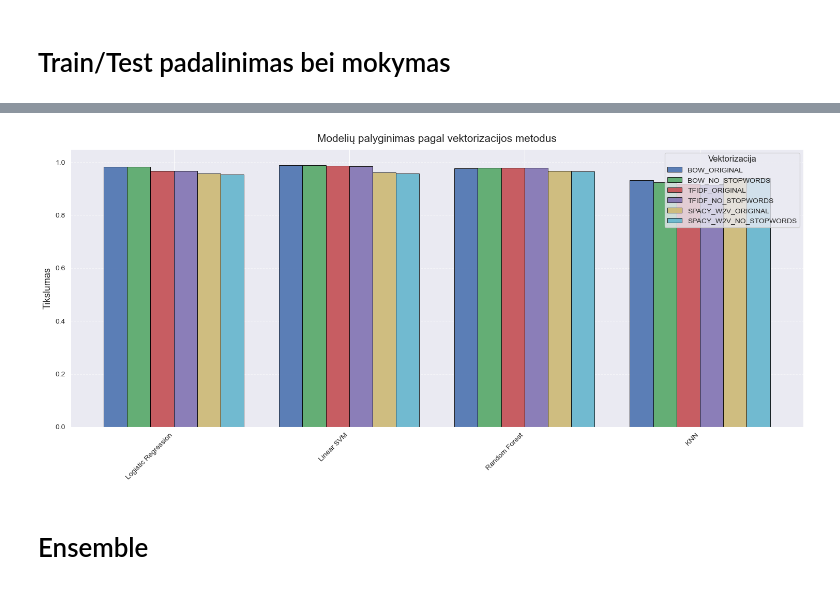
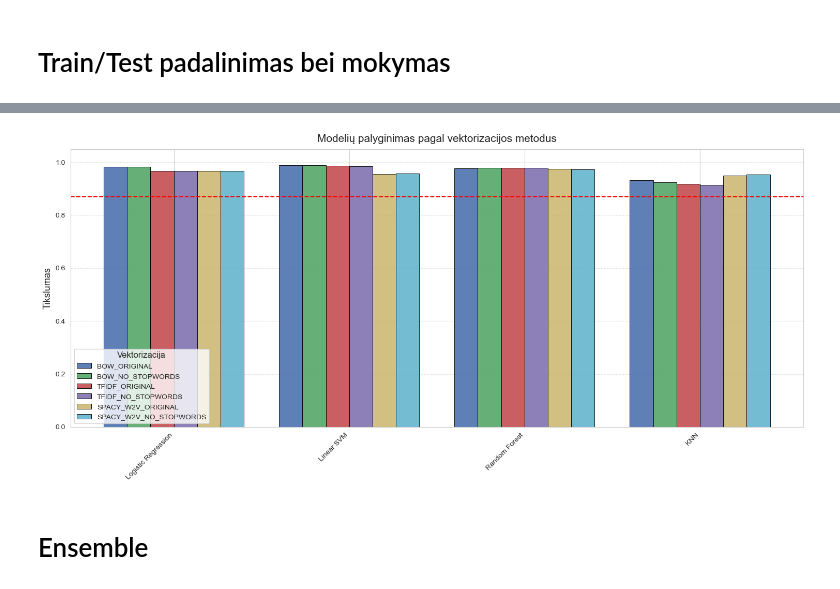
Before and after one commit to Sitri397/NLP, a Jupyter notebook: NLP.ipynb, the cells around one changed output, grey strips where cells are left out. Cells and saved outputs as stored; diff of their text form; code cells hidden in the pictures.

```diff
--- a/NLP.ipynb
+++ b/NLP.ipynb
@@ -26,7 +26,7 @@ df = pd.read_csv("spam.csv", encoding="latin-1")
 
 df = df.iloc[:, :2]  # pasirenkam tik pirmus du stulpelius
 df.columns = ['label', 'text']  # pervadinam, jei reikia
-df['label'] = df['label'].str.lower()
+df['text'] = df['text'].str.lower()
 
 print(df.info())
 # %% [output]
@@ -122,7 +122,7 @@ my_stop_words = {
     'the', 'a', 'an', 'and', 'or', 'in', 'on', 'of', 'to', 'for', 'is', 'are',
     'was', 'were', 'be', 'been', 'it', 'this', 'that', 'with', 'as', 'by', 'at',
     'from', 'about', 'into', 'up', 'out', 'so', 'if', 'then', 'but', 'you', 'your', 'have',
-    'u'
+    'u', 'just'
 }
 
 def remove_stopwords(text):
@@ -348,34 +381,35 @@ colors = ["#4C72B0", "#55A868", "#C44E52", "#8172B2", "#CCB974", "#64B5CD"]
 
 n_models = len(comparison_df)
 n_methods = len(comparison_df.columns) - 1
 x = np.arange(n_models)
 width = 0.8 / n_methods
 
 for i, col in enumerate(comparison_df.columns[1:]):
     plt.bar(
         x + i * width - (width * (n_methods - 1) / 2),
         comparison_df[col],
         width,
         label=col.replace("Accuracy_", "").upper(),  # <-- FIX
         alpha=0.9,
         edgecolor="black",
         linewidth=0.7,
         color=colors[i % len(colors)]
     )
 
 
 plt.xticks(x, comparison_df["Model"], rotation=45, ha='right')
 plt.ylabel("Tikslumas", fontsize=13)
 plt.title("Modelių palyginimas pagal vektorizacijos metodus", fontsize=15, pad=10)
 plt.ylim(0, 1.05)
 
 plt.grid(axis='y', linestyle='--', alpha=0.5)
+plt.axhline(y=0.87, color="red", linestyle="--", linewidth=1.5)
 plt.legend(title="Vektorizacija", title_fontsize=12, fontsize=10)
 
 plt.tight_layout()
 plt.show()
 # %% [output]
-[figure, old version]
+[figure, new version]
 # %% [markdown]
 # Ensemble
 # %%
```
Also changed, not shown: parts of 4 cells of this notebook.
